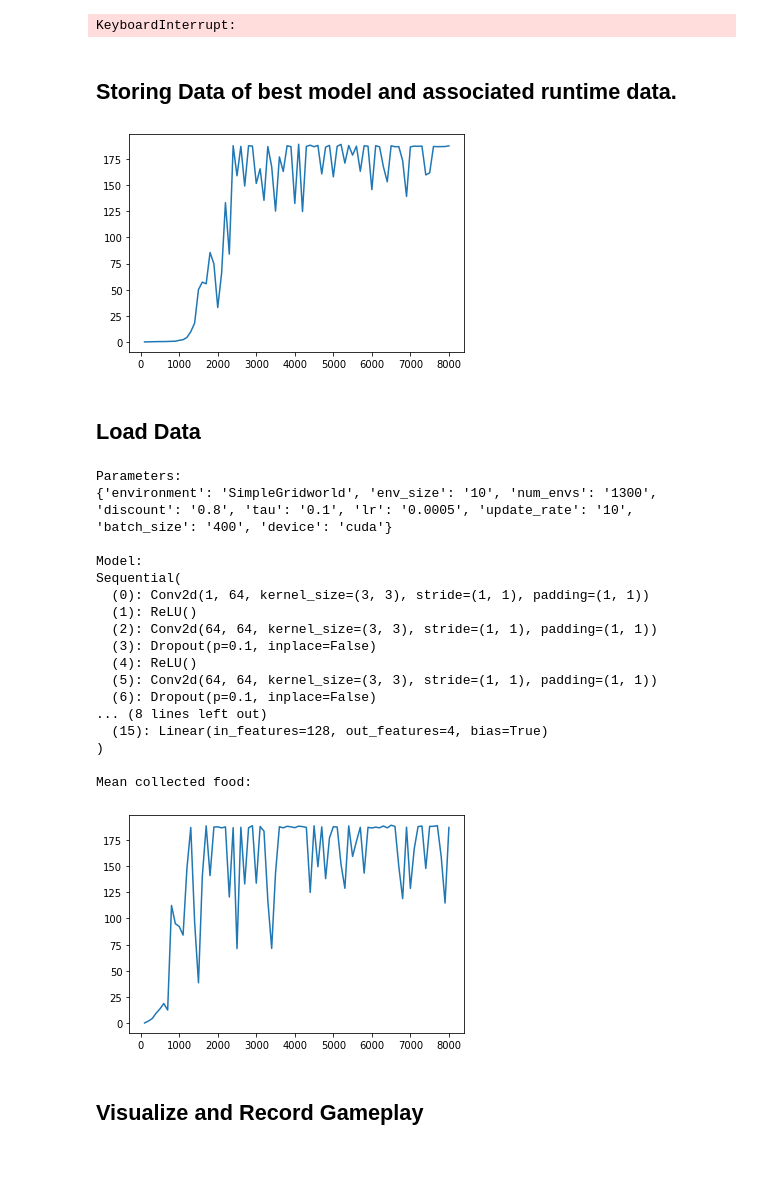
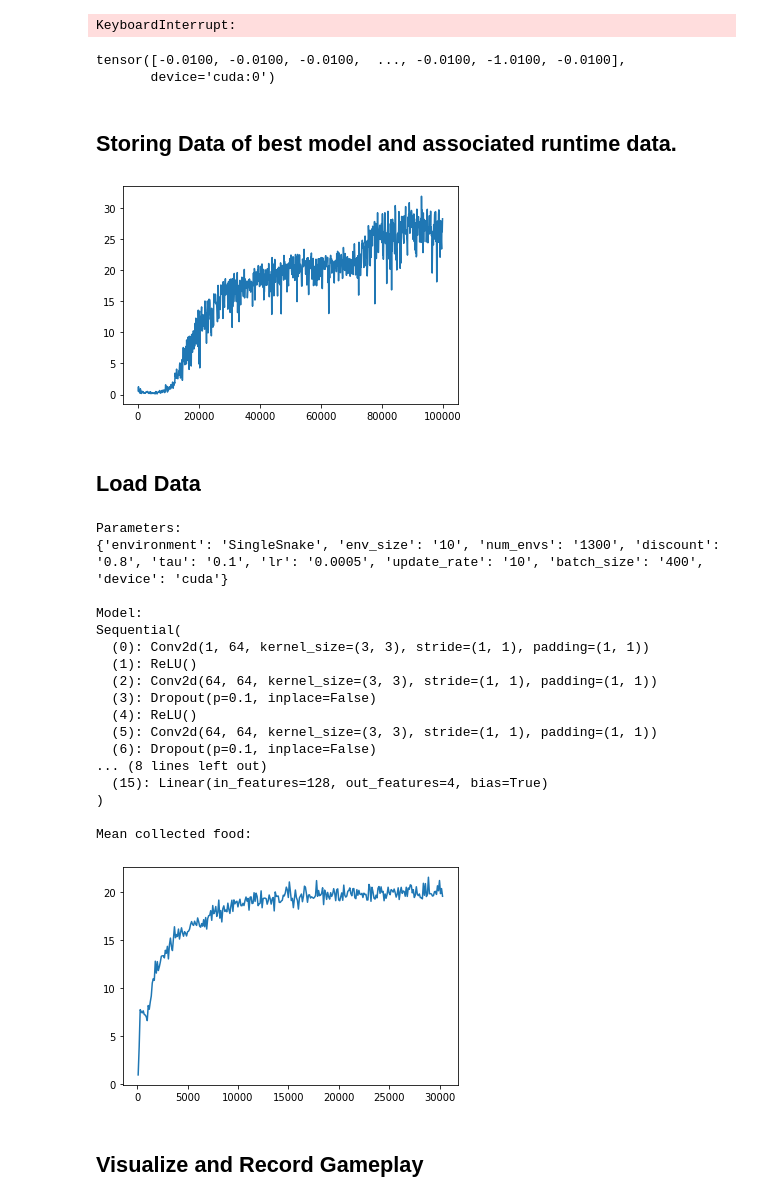
Before and after one commit to keygenx/Fast-Snake, a Jupyter notebook: DQN Implementation.ipynb, the cells around one changed output. Drawn from its saved outputs; the diff is of its cells as text; code cells hidden in the pictures; blank space fills up the shorter version.

```diff
--- a/DQN Implementation.ipynb
+++ b/DQN Implementation.ipynb
@@ -371,10 +371,10 @@ def FNN_1(shape, hidden_dim, action_dim):
     model = torch.nn.Sequential(
         torch.nn.Flatten(),
         torch.nn.Linear(flat_shape,hidden_dim),
-        torch.nn.Dropout(0.5),
+        #torch.nn.Dropout(0.5),
         torch.nn.ReLU(),
         torch.nn.Linear(hidden_dim,hidden_dim),
-        torch.nn.Dropout(0.5),
+        #torch.nn.Dropout(0.5),
         torch.nn.ReLU(),
         torch.nn.Linear(hidden_dim, action_dim),
          ).to(DEFAULT_DEVICE)
@@ -447,7 +447,7 @@ def CNN_3(): #A good model for SingleSnake
 environment = 'SimpleGridworld'
 num_envs = 1300 #Number of parallel environments to simulate. Use small value for cpu (eg. 1)
 test_num_envs = 100
-discount = 0.1
+discount = 0.99
 tau = 0.1
 lr = 0.0005
 env_size = 10
@@ -594,6 +592,11 @@ for i in range(1,number_of_steps):
             torch.save(agent.qnet,"current_best.h5")
 # %% [output]
 KeyboardInterrupt:
+# %%
+print(reward)
+# %% [output]
+tensor([-0.0100, -0.0100, -0.0100,  ..., -0.0100, -1.0100, -0.0100],
+       device='cuda:0')
 # %% [markdown]
 ## Storing Data of best model and associated runtime data.
 # %%
@@ -602,7 +605,7 @@ plt.plot(step_list, fc_list)
 plt.show()
 
 #file name without extension
-file_name = "grid_ddqn_fnn1_disc0.9_hl1024_dropout"
+file_name = "ddqn_fnn1_disc0.99_hl1024"
 
 parameters = {"environment": environment,
               "env_size": env_size,
@@ -611,39 +614,39 @@ parameters = {"environment": environment,
               "tau": tau,
               "lr": lr,
               "update_rate": update_rate,
               "batch_size": batch_size,
               "device": DEFAULT_DEVICE
              }
 heading = ["step", "mean", "median", "min", "max", "std", "raw data"]
 
 #create folder if it doesn't exist
 if not os.path.exists('data'):
     os.makedirs('data')
 
 with open(F"data/{file_name}.csv", 'xt') as file:
     writer = csv.writer(file, lineterminator="\n")
     writer.writerow(["parameters:"])
     writer.writerow(parameters.keys())
     writer.writerow(parameters.values())
     writer.writerow(["DATA:"])
     writer.writerow(heading)
     for item in data_list:
         writer.writerow(item[0:-1]+tuple(item[-1]))
 
 
 #file name without extension
 
 #Store data about the best model as a pickle file
 model = torch.load("current_best.h5")
 model = model.to('cpu')
 torch.save(model, F"data/{file_name}.h5")
 # %% [output]
-[figure, old version]
+[figure, new version]
 # %% [markdown]
 ## Load Data
 # %%
 #file name to read
-file_name = "grid_ddqn_cnn3_disc0.99_dropout"
+file_name = "ddqn_cnn3_disc0.8_dropout"
 
 parameters = {}
 heading = ["step", "mean", "median", "min", "max", "std", "raw data"]
@@ -675,7 +678,7 @@ plt.plot(step_list, fc_list, label = "Mean")
 plt.show()
 # %% [output]
 Parameters:
-{'environment': 'SimpleGridworld', 'env_size': '10', 'num_envs': '1300', 'discount': '0.8', 'tau': '0.1', 'lr': '0.0005', 'update_rate': '10', 'batch_size': '400', 'device': 'cuda'}
+{'environment': 'SingleSnake', 'env_size': '10', 'num_envs': '1300', 'discount': '0.8', 'tau': '0.1', 'lr': '0.0005', 'update_rate': '10', 'batch_size': '400', 'device': 'cuda'}
 
 Model:
 Sequential(
@@ -691,7 +694,7 @@ Sequential(
 )
 
 Mean collected food:
-[figure, old version]
+[figure, new version]
 # %% [markdown]
 ## Visualize and Record Gameplay
 # %%
```
Also changed, not shown: parts of 3 cells of this notebook, 11 other files.
